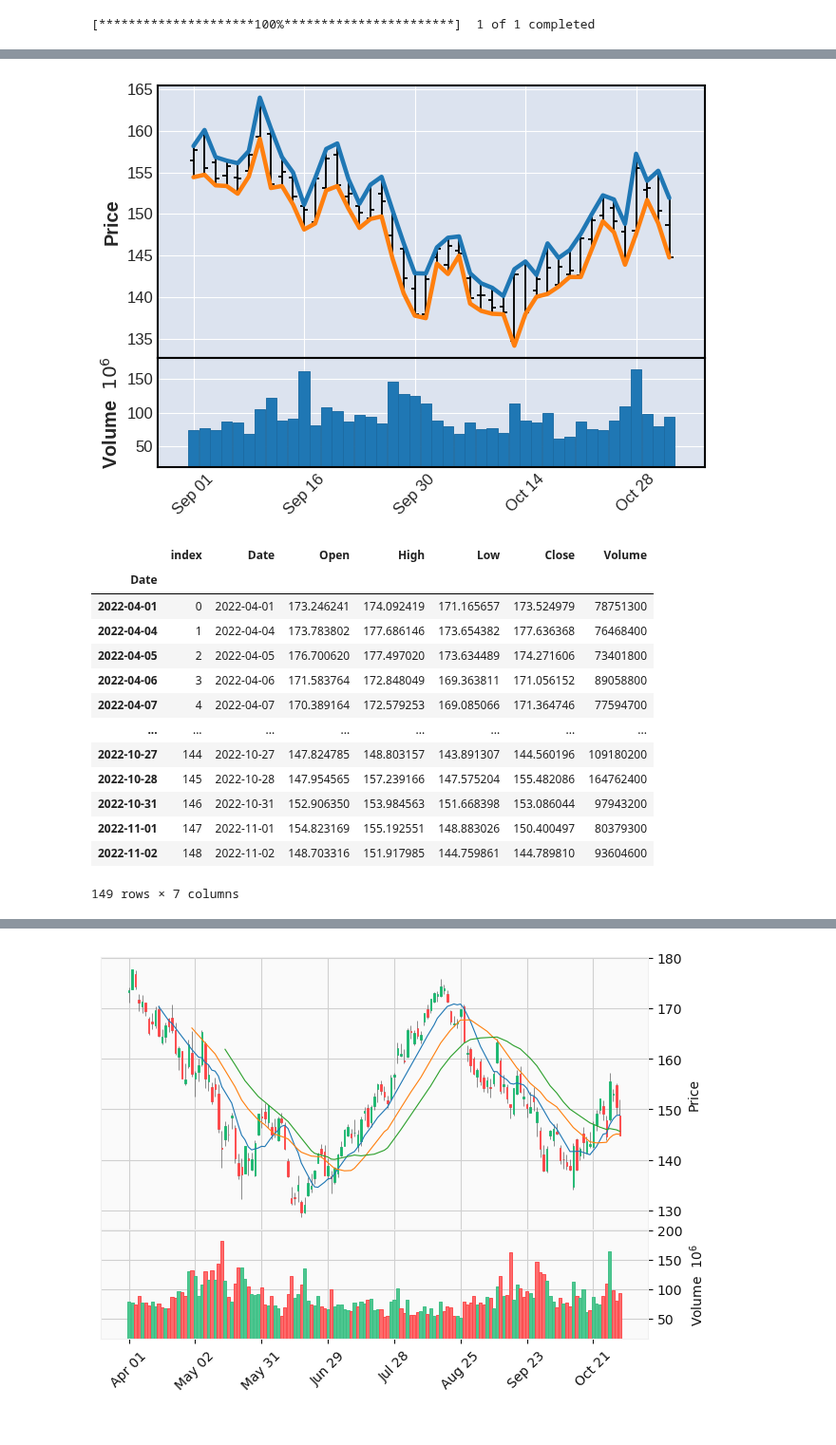
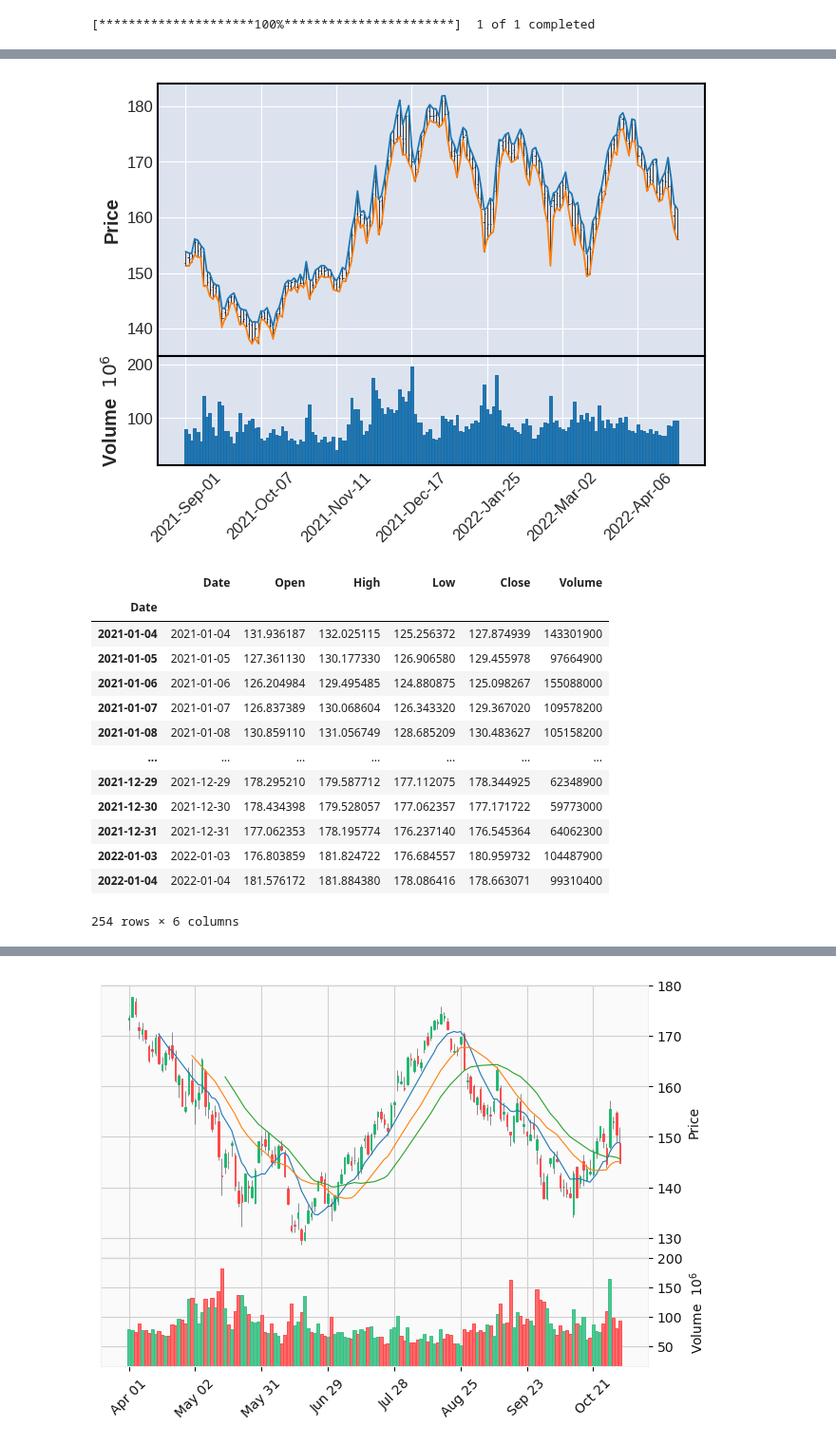
Before and after one commit to avana-quant-group/stockPrediction, a Jupyter notebook: SMA.ipynb, the cells around one changed output, grey strips where cells are left out. Shown at 95% size. Saved outputs shown, nothing was run; the diff lists cells and outputs as text; code cells hidden in the pictures.

```diff
--- a/SMA.ipynb
+++ b/SMA.ipynb
@@ -11,7 +11,7 @@ df = yf.download(TICKER,start="2022-04-01",end="2022-11-3",auto_adjust=True)
 # %%
 # df.to_csv(TICKER+'.csv')
 # df=pd.read_csv("AAPL.csv")
-df=pd.read_csv("aapl.csv",parse_dates=True)
+df=pd.read_csv("static/stock_data/AAPL.csv",parse_dates=True)
 # %%
 df
 # %% [output]
@@ -74,26 +60,26 @@ df
 # %%
 df.index = pd.DatetimeIndex(df['Date'])
-extra_plot  = mpf.make_addplot(df.loc["2022-09-01":, ["High","Low"]])
+extra_plot  = mpf.make_addplot(df.loc["2021-09-01":"2022-04-26", ["High","Low"]])
 # mpf.plot(df["2022-09-01":], addplot=extra_plot,savefig='static/photo/dowvol.png',volume=True)
-mpf.plot(df["2022-09-01":], addplot=extra_plot,volume=True)
+mpf.plot(df["2021-09-01":"2022-04-26"], addplot=extra_plot,volume=True)
 # %% [output]
-[figure, old version]
+[figure, new version]
 # %%
-df
+df2
 # %% [output]
-|  | index | Date | Open | High | Low | Close | Volume |
-| Date |  |  |  |  |  |  |  |
-| 2022-04-01 | 0 | 2022-04-01 | 173.246241 | 174.092419 | 171.165657 | 173.524979 | 78751300 |
-| 2022-04-04 | 1 | 2022-04-04 | 173.783802 | 177.686146 | 173.654382 | 177.636368 | 76468400 |
-| 2022-04-05 | 2 | 2022-04-05 | 176.700620 | 177.497020 | 173.634489 | 174.271606 | 73401800 |
-| 2022-04-06 | 3 | 2022-04-06 | 171.583764 | 172.848049 | 169.363811 | 171.056152 | 89058800 |
-| 2022-04-07 | 4 | 2022-04-07 | 170.389164 | 172.579253 | 169.085066 | 171.364746 | 77594700 |
-| ... | ... | ... | ... | ... | ... | ... | ... |
-| 2022-10-27 | 144 | 2022-10-27 | 147.824785 | 148.803157 | 143.891307 | 144.560196 | 109180200 |
-| 2022-10-28 | 145 | 2022-10-28 | 147.954565 | 157.239166 | 147.575204 | 155.482086 | 164762400 |
-| 2022-10-31 | 146 | 2022-10-31 | 152.906350 | 153.984563 | 151.668398 | 153.086044 | 97943200 |
-| 2022-11-01 | 147 | 2022-11-01 | 154.823169 | 155.192551 | 148.883026 | 150.400497 | 80379300 |
-| 2022-11-02 | 148 | 2022-11-02 | 148.703316 | 151.917985 | 144.759861 | 144.789810 | 93604600 |
+|  | Date | Open | High | Low | Close | Volume |
+| Date |  |  |  |  |  |  |
+| 2021-01-04 | 2021-01-04 | 131.936187 | 132.025115 | 125.256372 | 127.874939 | 143301900 |
+| 2021-01-05 | 2021-01-05 | 127.361130 | 130.177330 | 126.906580 | 129.455978 | 97664900 |
+| 2021-01-06 | 2021-01-06 | 126.204984 | 129.495485 | 124.880875 | 125.098267 | 155088000 |
+| 2021-01-07 | 2021-01-07 | 126.837389 | 130.068604 | 126.343320 | 129.367020 | 109578200 |
+| 2021-01-08 | 2021-01-08 | 130.859110 | 131.056749 | 128.685209 | 130.483627 | 105158200 |
+| ... | ... | ... | ... | ... | ... | ... |
+| 2021-12-29 | 2021-12-29 | 178.295210 | 179.587712 | 177.112075 | 178.344925 | 62348900 |
+| 2021-12-30 | 2021-12-30 | 178.434398 | 179.528057 | 177.062357 | 177.171722 | 59773000 |
+| 2021-12-31 | 2021-12-31 | 177.062353 | 178.195774 | 176.237140 | 176.545364 | 64062300 |
+| 2022-01-03 | 2022-01-03 | 176.803859 | 181.824722 | 176.684557 | 180.959732 | 104487900 |
+| 2022-01-04 | 2022-01-04 | 181.576172 | 181.884380 | 178.086416 | 178.663071 | 99310400 |
-149 rows × 7 columns
+254 rows × 6 columns
 # %%
 # mpf.plot(df["2022-09-01":], type="candle",style="binance",savefig='static/photo/fi2.png')
```
Also changed, not shown: parts of 6 cells of this notebook, 32 other files.
